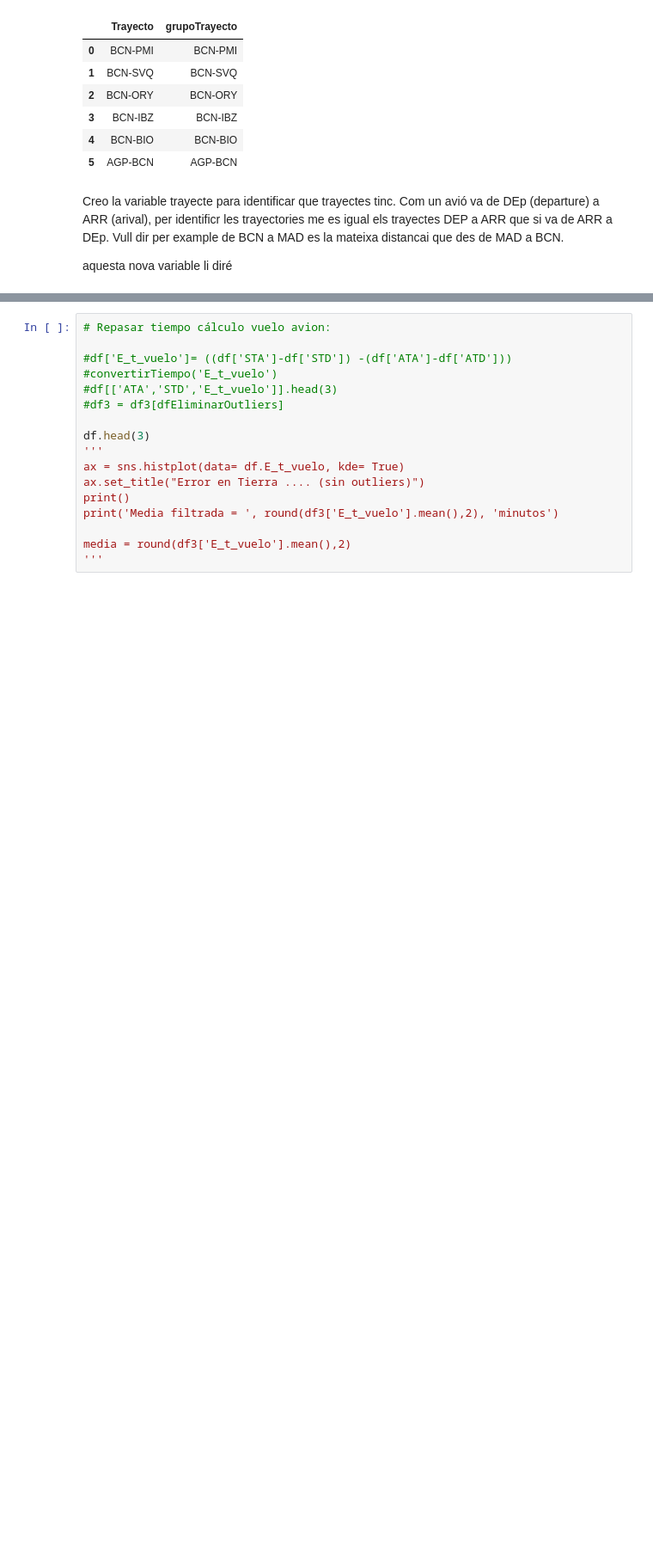
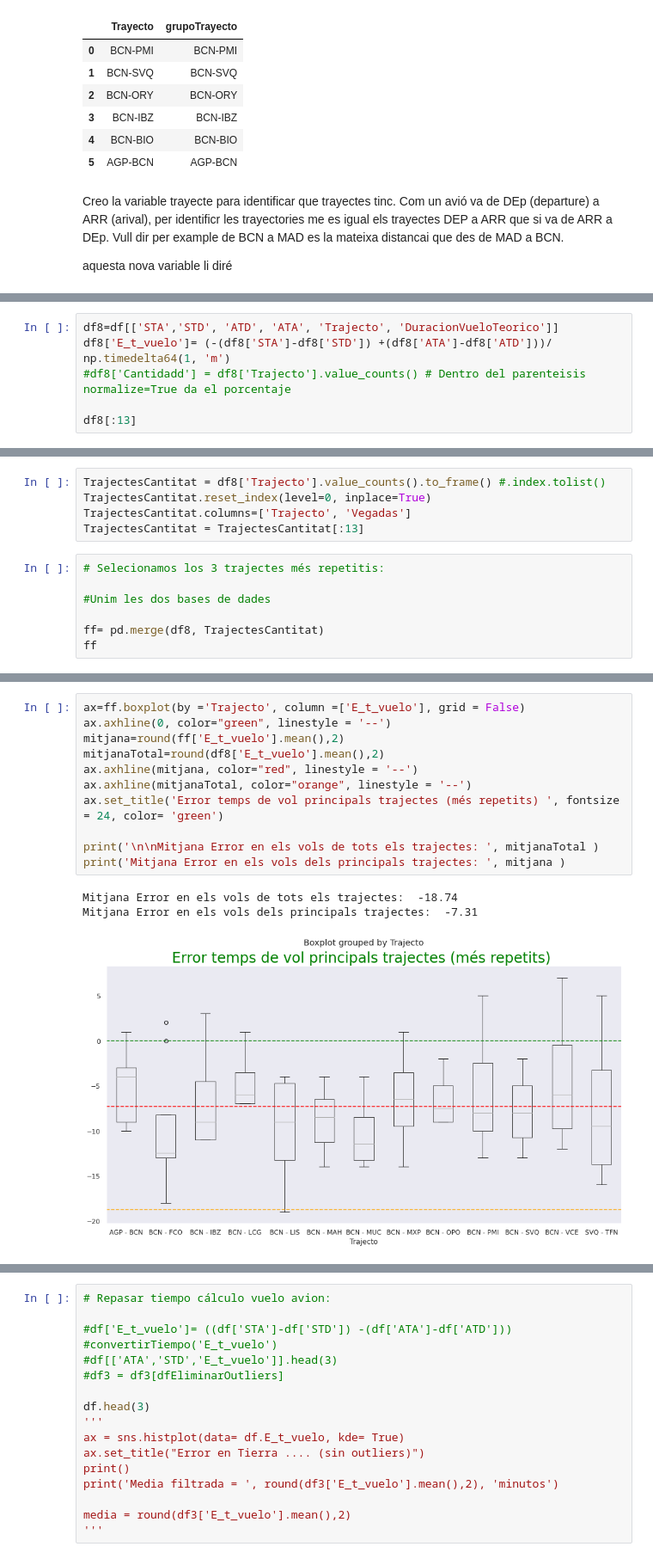
Before and after one commit to JMML2021/Avaluaci-final-per-passar-a-projecte, a Jupyter notebook: Calculo Vueling 2022 con codigos Rev G.ipynb, the cells around one changed output, grey strips where cells are left out. Shown at 86% size. Saved outputs shown, nothing was run; the diff lists cells and outputs as text; blank space fills up the shorter version.

```diff
--- a/Calculo Vueling 2022 con codigos Rev G.ipynb
+++ b/Calculo Vueling 2022 con codigos Rev G.ipynb
@@ -1192,0 +1254,6 @@ df[['DEP','ARR','Trayecto']].head(3)
+# %%
+df8=df[['STA','STD', 'ATD', 'ATA', 'Trajecto', 'DuracionVueloTeorico']]
+df8['E_t_vuelo']= (-(df8['STA']-df8['STD']) +(df8['ATA']-df8['ATD']))/  np.timedelta64(1, 'm')
+#df8['Cantidadd'] = df8['Trajecto'].value_counts() # Dentro del parenteisis normalize=True da el porcentaje
+
+df8[:13]
@@ -1192,0 +1279,12 @@ df[['DEP','ARR','Trayecto']].head(3)
+# %%
+TrajectesCantitat = df8['Trajecto'].value_counts().to_frame() #.index.tolist()
+TrajectesCantitat.reset_index(level=0, inplace=True)
+TrajectesCantitat.columns=['Trajecto', 'Vegadas']
+TrajectesCantitat = TrajectesCantitat[:13]
+# %%
+# Selecionamos los 3 trajectes més repetitis:
+
+#Unim les dos bases de dades
+
+ff= pd.merge(df8, TrajectesCantitat)
+ff
@@ -1192,0 +1305,15 @@ df[['DEP','ARR','Trayecto']].head(3)
+# %%
+ax=ff.boxplot(by ='Trajecto', column =['E_t_vuelo'], grid = False)
+ax.axhline(0, color="green", linestyle = '--')
+mitjana=round(ff['E_t_vuelo'].mean(),2)
+mitjanaTotal=round(df8['E_t_vuelo'].mean(),2)
+ax.axhline(mitjana, color="red", linestyle = '--')
+ax.axhline(mitjanaTotal, color="orange", linestyle = '--')
+ax.set_title('Error temps de vol principals trajectes (més repetits) ', fontsize = 24, color= 'green')
+
+print('\n\nMitjana Error en els vols de tots els trajectes: ', mitjanaTotal )
+print('Mitjana Error en els vols dels principals trajectes: ', mitjana )
+# %% [output]
+Mitjana Error en els vols de tots els trajectes:  -18.74
+Mitjana Error en els vols dels principals trajectes:  -7.31
+[figure, added]
```
Also changed, not shown: parts of 45 cells of this notebook.
